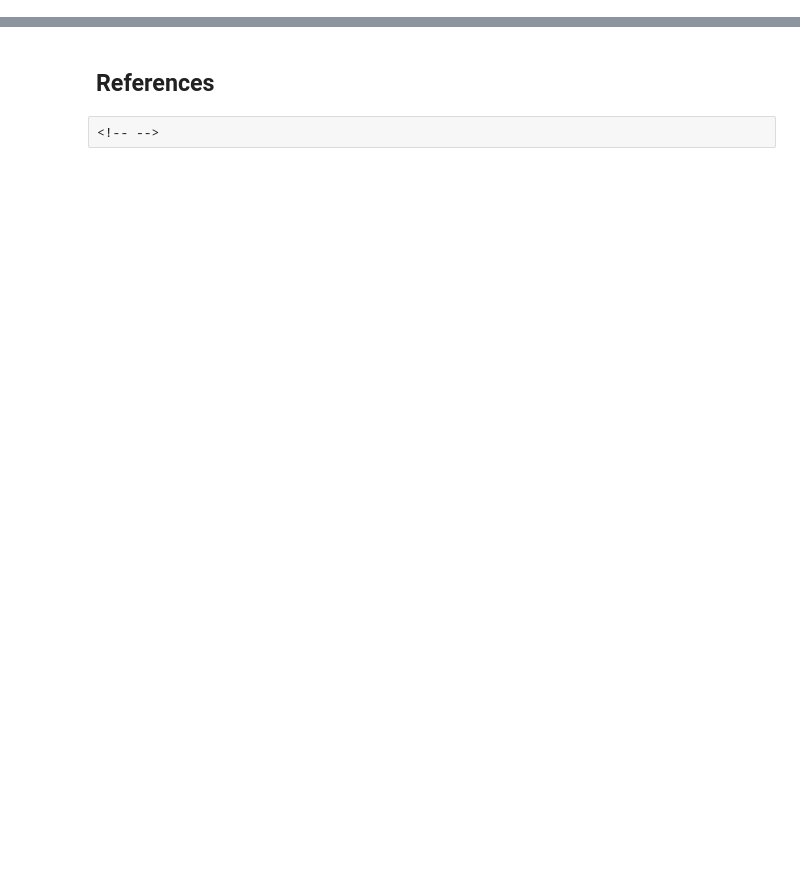
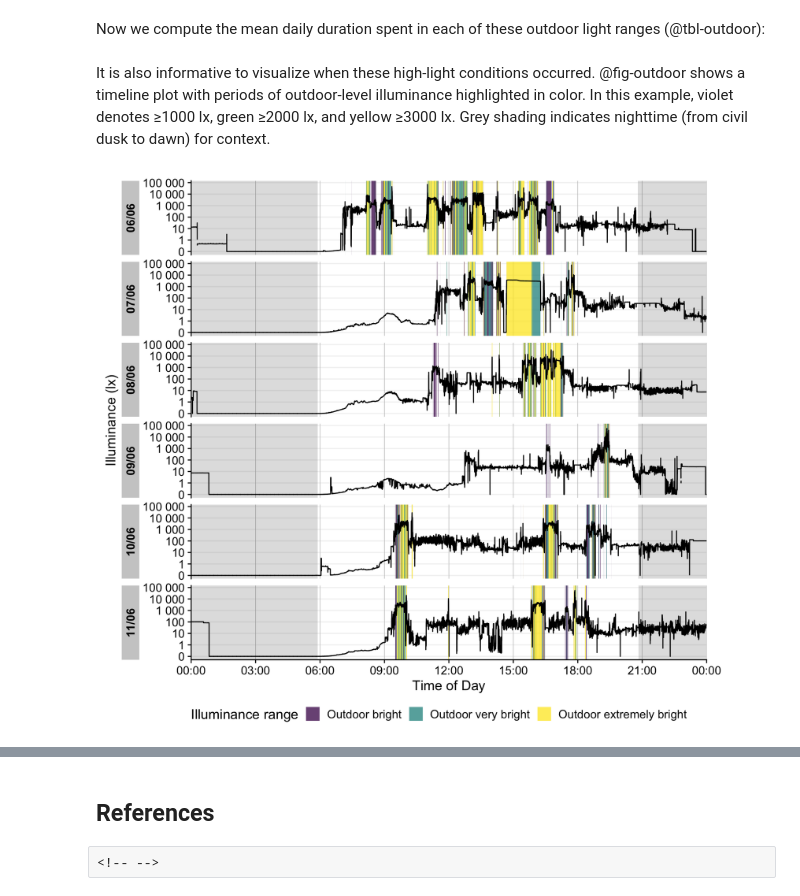
Before and after one commit to tscnlab/ZaunerEtAl_JVis_2025, a Jupyter notebook: index.embed.ipynb, the cells around one changed output, grey strips where cells are left out. Drawn from its saved outputs; the diff is of its cells as text; code cells hidden in the pictures; blank space fills up the shorter version.

```diff
--- a/index.embed.ipynb
+++ b/index.embed.ipynb
@@ -1633,2 +1367,0 @@ Spectral data is not part of any of the datasets used in this article. Rather, i
-# %%
-dataVEET <- import$VEET(path, tz = tz, modality = "PHO", manual.id = "VEET")
@@ -1701,9 +1367,0 @@ Construction the spectrum is now straightforward.
-# %%
-dataVEET <-
-  dataVEET |>
-    mutate(Spectrum =
-             spectral_reconstruction(
-               sensor_channels = pick(s415:s940, Clear),
-               calibration_matrix = calib_mtx
-               )
-           )
@@ -1734,11 +1367,0 @@ The first spectral metric requires integration across two sections of the spectr
-# %%
-dataVEET <-
-dataVEET |>
-  select(Id, Date, Datetime, Spectrum) |>
-  mutate(
-    short = Spectrum |> map_dbl(spectral_integration, #short wavelength
-                                   wavelength.range = c(400,500)),
-    long = Spectrum |> map_dbl(spectral_integration, #long wavelength
-                                  wavelength.range = c(600,700)),
-    `sl ratio` = short / long # calculate the ratio
-  )
@@ -2736,0 +1436,13 @@ The slew of features aimed to explore the data and extracted metrics or clusters
+# %%
+# Define outdoor illuminance thresholds (in lux)
+out_breaks <- c(1e3, 2e3, 3e3, Inf)
+out_labels <- c(
+    "Outdoor bright",          # [1000, 2000) lx
+    "Outdoor very bright",     # [2000, 3000) lx
+    "Outdoor extremely bright" # [3000, ∞) lx
+  )
+
+dataVEET <- dataVEET |>
+  mutate(Lux_range = cut(Lux, breaks = out_breaks, labels = out_labels))
+# %% [markdown]
+Now we compute the mean daily duration spent in each of these outdoor light ranges (@tbl-outdoor):
@@ -2736,0 +1457,12 @@ The slew of features aimed to explore the data and extracted metrics or clusters
+# %% [markdown]
+It is also informative to visualize when these high-light conditions occurred. @fig-outdoor shows a timeline plot with periods of outdoor-level illuminance highlighted in color. In this example, violet denotes ≥1000 lx, green ≥2000 lx, and yellow ≥3000 lx. Grey shading indicates nighttime (from civil dusk to dawn) for context.
+# %%
+dataVEET |>
+  gg_day(y.axis = Lux, y.axis.label = "Illuminance (lx)", geom = "line", jco_color = FALSE) |>
+  gg_state(Lux_range, aes_fill = Lux_range, alpha = 0.75) |>
+  gg_photoperiod(coordinates) +
+  scale_fill_viridis_d() +
+  labs(fill = "Illuminance range") +
+  theme(legend.position = "bottom")
+# %% [output]
+[figure, added]
```
Also changed, not shown: parts of 97 cells of this notebook, 19 other files.
